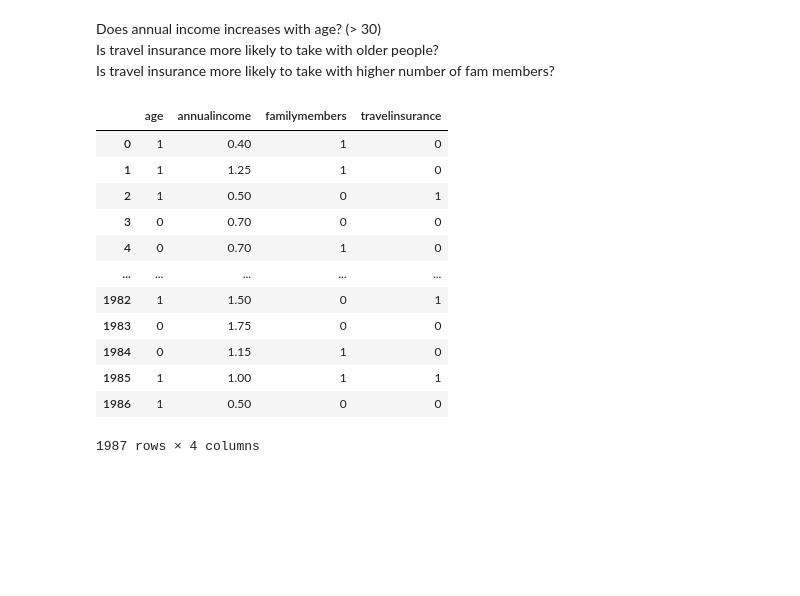
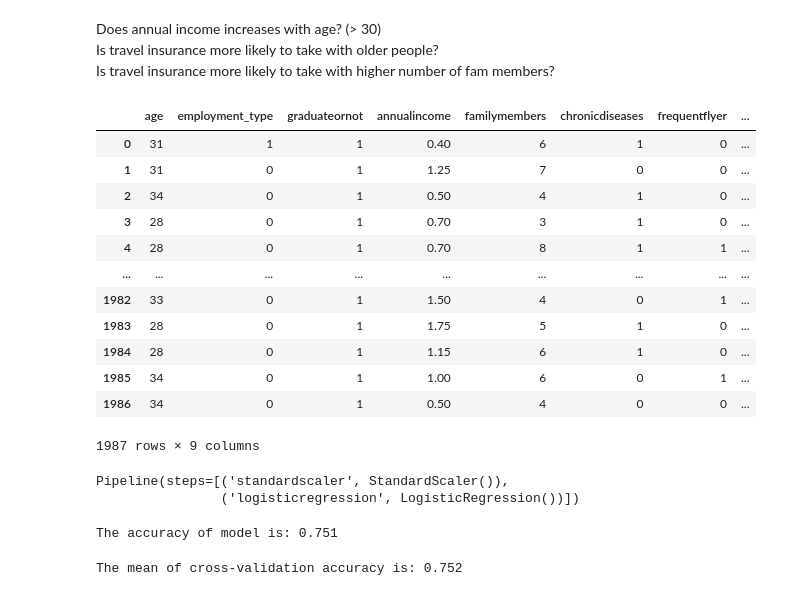
Before and after one commit to ShariYo/Modul3_Sprint1, a Jupyter notebook: project/main.ipynb, the cells around one changed output. Cells and saved outputs as stored; diff of their text form; code cells hidden in the pictures; blank space fills up the shorter version.

Commit message:
Numeric data prediction with logistic regression and cross-validation

```diff
--- a/project/main.ipynb
+++ b/project/main.ipynb
@@ -219,20 +225,21 @@ Does annual income increases with age? (> 30)
 Is travel insurance more likely to take with older people?
 Is travel insurance more likely to take with higher number of fam members?
 # %%
-travel_num_tfmd = travel_num.copy()
-travel_num_tfmd["age"] = travel_num_tfmd["age"].apply(lambda x: 1 if x > 30 else 0)
-travel_num_tfmd["familymembers"] = travel_num_tfmd["familymembers"].apply(lambda x: 1 if x > 5 else 0)
+travel_bin = travelin.copy()
+travel_bin["age"] = travel_bin["age"].apply(lambda x: 1 if x > 30 else 0)
+travel_bin["familymembers"] = travel_bin["familymembers"].apply(lambda x: 1 if x > 5 else 0)
+travelin
 # %% [output]
-|  | age | annualincome | familymembers | travelinsurance |
-| 0 | 1 | 0.40 | 1 | 0 |
-| 1 | 1 | 1.25 | 1 | 0 |
-| 2 | 1 | 0.50 | 0 | 1 |
-| 3 | 0 | 0.70 | 0 | 0 |
-| 4 | 0 | 0.70 | 1 | 0 |
-| ... | ... | ... | ... | ... |
-| 1982 | 1 | 1.50 | 0 | 1 |
-| 1983 | 0 | 1.75 | 0 | 0 |
-| 1984 | 0 | 1.15 | 1 | 0 |
-| 1985 | 1 | 1.00 | 1 | 1 |
-| 1986 | 1 | 0.50 | 0 | 0 |
+|  | age | employment_type | graduateornot | annualincome | familymembers | chronicdiseases | frequentflyer | ... |
+| 0 | 31 | 1 | 1 | 0.40 | 6 | 1 | 0 | ... |
+| 1 | 31 | 0 | 1 | 1.25 | 7 | 0 | 0 | ... |
+| 2 | 34 | 0 | 1 | 0.50 | 4 | 1 | 0 | ... |
+| 3 | 28 | 0 | 1 | 0.70 | 3 | 1 | 0 | ... |
+| 4 | 28 | 0 | 1 | 0.70 | 8 | 1 | 1 | ... |
+| ... | ... | ... | ... | ... | ... | ... | ... | ... |
+| 1982 | 33 | 0 | 1 | 1.50 | 4 | 0 | 1 | ... |
+| 1983 | 28 | 0 | 1 | 1.75 | 5 | 1 | 0 | ... |
+| 1984 | 28 | 0 | 1 | 1.15 | 6 | 1 | 0 | ... |
+| 1985 | 34 | 0 | 1 | 1.00 | 6 | 0 | 1 | ... |
+| 1986 | 34 | 0 | 1 | 0.50 | 4 | 0 | 0 | ... |
-1987 rows × 4 columns
+1987 rows × 9 columns
@@ -238,0 +264,24 @@ travel_num_tfmd["familymembers"] = travel_num_tfmd["familymembers"].apply(lambda
+# %%
+# Making pipeline
+import time
+model = make_pipeline(StandardScaler(), LogisticRegression())
+model.fit(data_train, target_train)
+# %% [output]
+Pipeline(steps=[('standardscaler', StandardScaler()),
+                ('logisticregression', LogisticRegression())])
+# %%
+# Prediction
+predicted_target = model.predict(data_test)
+
+# Score evaluation
+score = model.score(data_test, target_test)
+print(f"The accuracy of model is: {score:.3f}")
+# %% [output]
+The accuracy of model is: 0.751
+# %%
+# Cross-validation
+cv_result = cross_validate(model, numerical, y, cv=5)
+score = cv_result["test_score"]
+print(f"The mean of cross-validation accuracy is: {score.mean():.3f}")
+# %% [output]
+The mean of cross-validation accuracy is: 0.752
```
Also changed, not shown: parts of 2 cells of this notebook.
